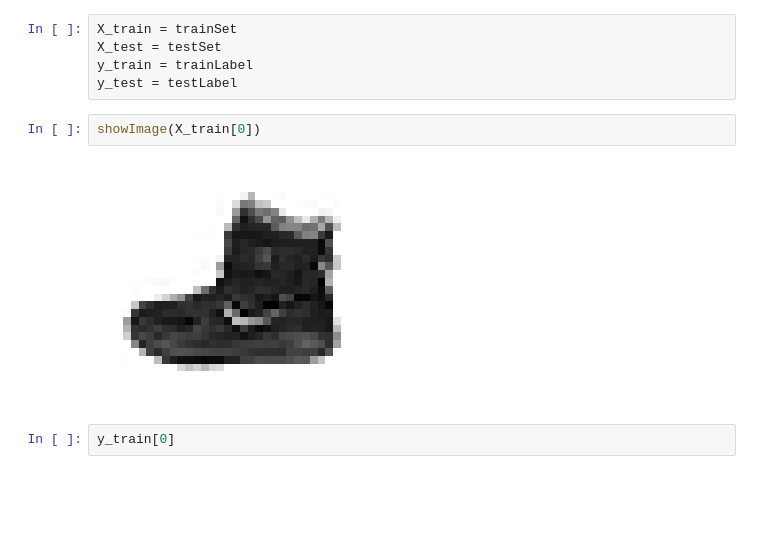
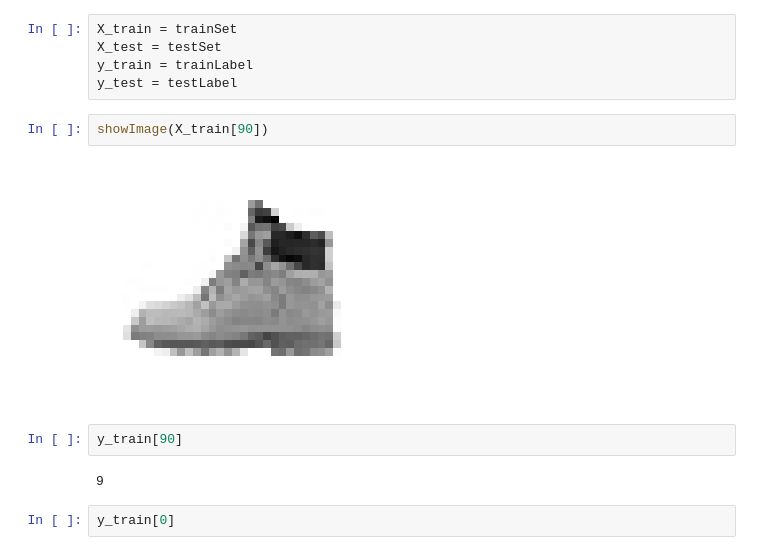
Before and after one commit to plpatra/ML, a Jupyter notebook: IIT_ML/MNIST-Fashion-Classification.ipynb, the cells around one changed output. Cells and saved outputs as stored; diff of their text form; blank space fills up the shorter version.

```diff
--- a/IIT_ML/MNIST-Fashion-Classification.ipynb
+++ b/IIT_ML/MNIST-Fashion-Classification.ipynb
@@ -43,9 +64,13 @@ X_test = testSet
 y_train = trainLabel
 y_test = testLabel
 # %%
-showImage(X_train[0])
+showImage(X_train[90])
 # %% [output]
-[figure, old version]
+[figure, new version]
+# %%
+y_train[90]
+# %% [output]
+9
 # %%
 y_train[0]
 # %% [output]
```
Also changed, not shown: parts of 61 cells of this notebook, 19 other files.
